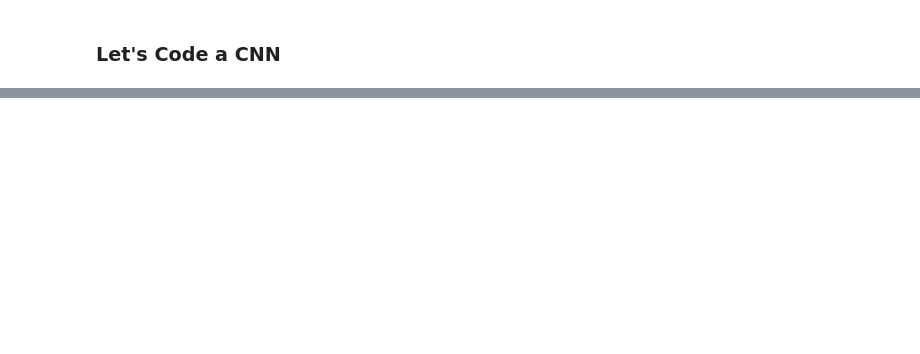
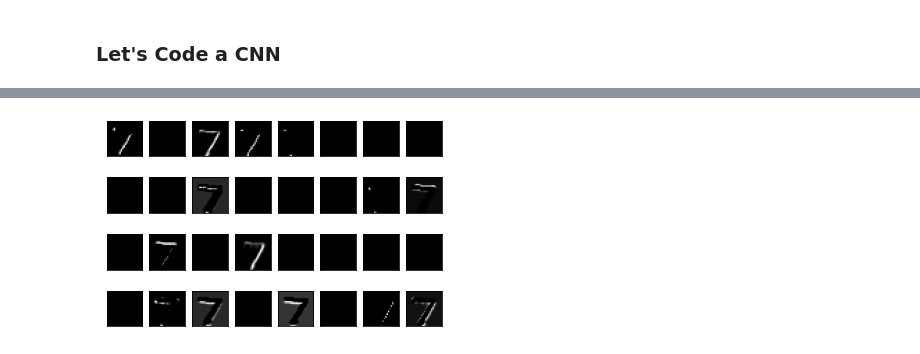
Before and after one commit to tkilla77/3-Keras, a Jupyter notebook: keras_mnist.ipynb, the cells around one changed output, grey strips where cells are left out. Saved outputs shown, nothing was run; the diff lists cells and outputs as text; code cells hidden in the pictures; blank space fills up the shorter version.

Commit message:
add feature map visualization

```diff
--- a/keras_mnist.ipynb
+++ b/keras_mnist.ipynb
@@ -436,0 +437,22 @@ Test accuracy: 0.9857000112533569
+# %%
+# All taken from https://www.analyticsvidhya.com/blog/2020/11/tutorial-how-to-visualize-feature-maps-directly-from-cnn-layers/
+# and https://machinelearningmastery.com/how-to-visualize-filters-and-feature-maps-in-convolutional-neural-networks/
+
+# Create a model outputting all intermediate layers of our CNN:
+layer_names = [layer.name for layer in model3.layers]
+layer_outputs = [layer.output for layer in model3.layers]
+# viz_model = keras.models.Model(inputs=model3.input, outputs=layer_outputs)
+viz_model = keras.models.Model(inputs=model3.input, outputs=layer_outputs)
+
+print(layer_names)
+viz_model.summary()
+
+# Pick a random image
+exemplar = x_test_1[0]
+exemplar = np.expand_dims(exemplar, axis=0)
+
+# ... and feed it through the model
+feature_maps = viz_model.predict(exemplar)
+
+# Print the feature map sizes
+for layer_name, feature_map in zip(layer_names, feature_maps):print(f"The shape of the {layer_name} is =======>> {feature_map.shape}")
@@ -436,0 +477,19 @@ Test accuracy: 0.9857000112533569
+# %%
+# Create images for layers
+feature_map = feature_maps[0]
+cols = 8
+rows = feature_map.shape[-1] // cols
+ix = 1
+for _ in range(rows):
+	for _ in range(cols):
+		# specify subplot and turn of axis
+		ax = pyplot.subplot(rows, cols, ix)
+		ax.set_xticks([])
+		ax.set_yticks([])
+		# plot filter channel in grayscale
+		pyplot.imshow(feature_map[0, :, :, ix-1], cmap='gray')
+		ix += 1
+# show the figure
+pyplot.show()
+# %% [output]
+[figure, added]
```
Also changed, not shown: parts of 2 cells of this notebook.
